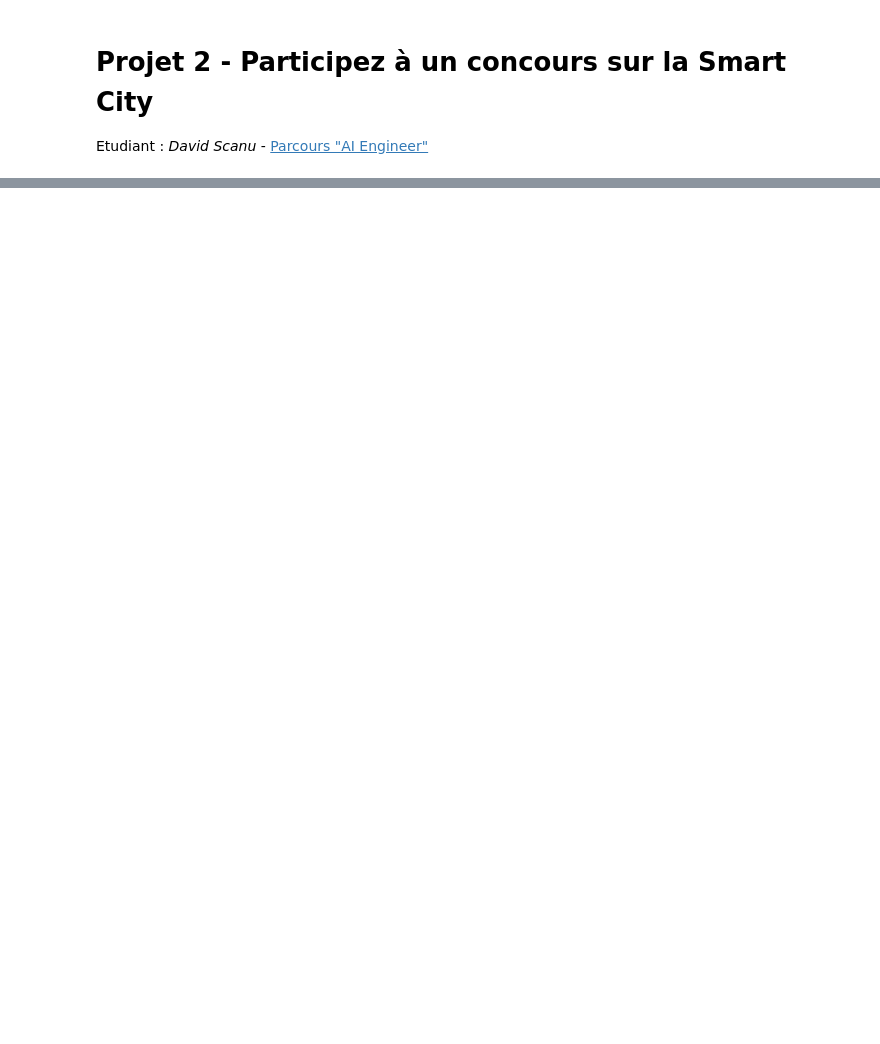
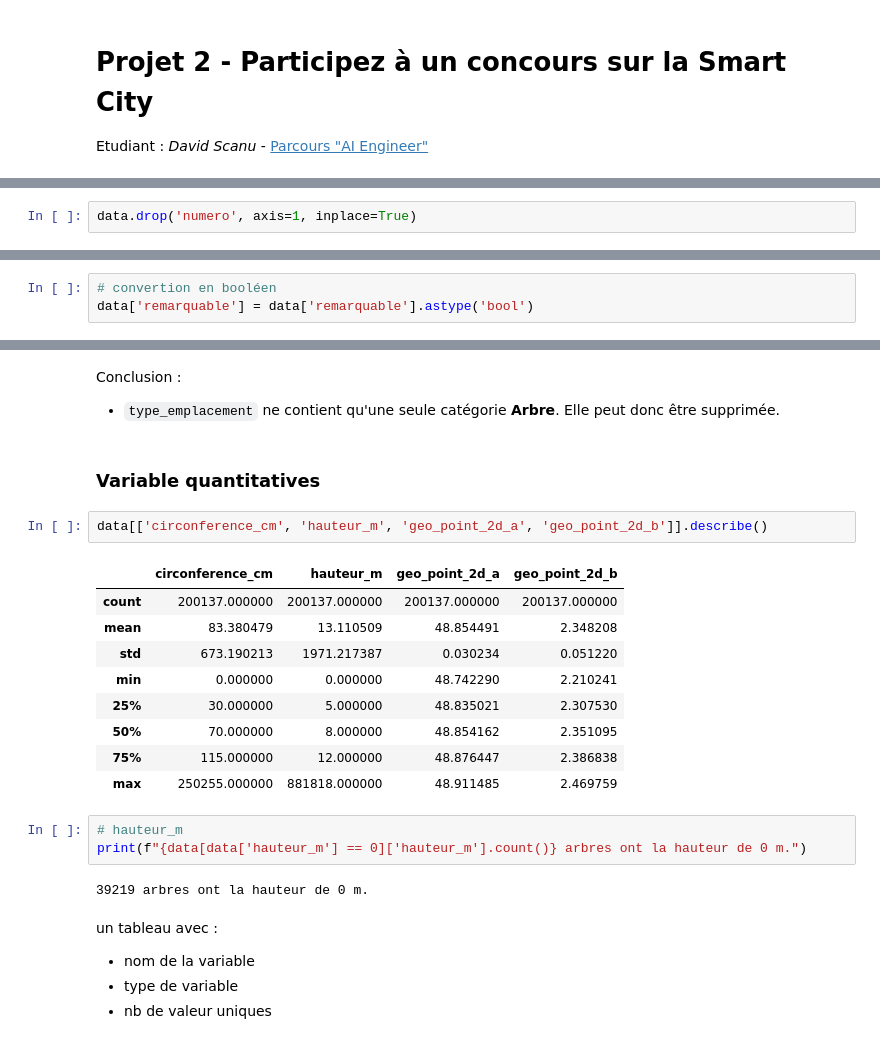
Before and after one commit to DavidScanu/oc-ai-engineer-p02-participez-a-un-concours-sur-la-smart-city, a Jupyter notebook: notebook.ipynb, the cells around one changed output, grey strips where cells are left out. Cells and saved outputs as stored; diff of their text form; blank space fills up the shorter version.

```diff
--- a/notebook.ipynb
+++ b/notebook.ipynb
@@ -37,0 +64,2 @@ data.describe()
+# %%
+data.drop('numero', axis=1, inplace=True)
@@ -57,0 +118,3 @@ memory usage: 27.5+ MB
+# %%
+# convertion en booléen
+data['remarquable'] = data['remarquable'].astype('bool')
@@ -57,0 +151,28 @@ memory usage: 27.5+ MB
+# %% [markdown]
+Conclusion :
+
+- `type_emplacement` ne contient qu'une seule catégorie **Arbre**. Elle peut donc être supprimée.
+# %% [markdown]
+### Variable quantitatives
+# %%
+data[['circonference_cm', 'hauteur_m', 'geo_point_2d_a', 'geo_point_2d_b']].describe()
+# %% [output]
+|  | circonference_cm | hauteur_m | geo_point_2d_a | geo_point_2d_b |
+| count | 200137.000000 | 200137.000000 | 200137.000000 | 200137.000000 |
+| mean | 83.380479 | 13.110509 | 48.854491 | 2.348208 |
+| std | 673.190213 | 1971.217387 | 0.030234 | 0.051220 |
+| min | 0.000000 | 0.000000 | 48.742290 | 2.210241 |
+| 25% | 30.000000 | 5.000000 | 48.835021 | 2.307530 |
+| 50% | 70.000000 | 8.000000 | 48.854162 | 2.351095 |
+| 75% | 115.000000 | 12.000000 | 48.876447 | 2.386838 |
+| max | 250255.000000 | 881818.000000 | 48.911485 | 2.469759 |
+# %%
+# hauteur_m
+print(f"{data[data['hauteur_m'] == 0]['hauteur_m'].count()} arbres ont la hauteur de 0 m.")
+# %% [output]
+39219 arbres ont la hauteur de 0 m.
+# %% [markdown]
+un tableau avec :
+- nom de la variable
+- type de variable
+- nb de valeur uniques
```
Also changed, not shown: parts of 22 cells of this notebook.
